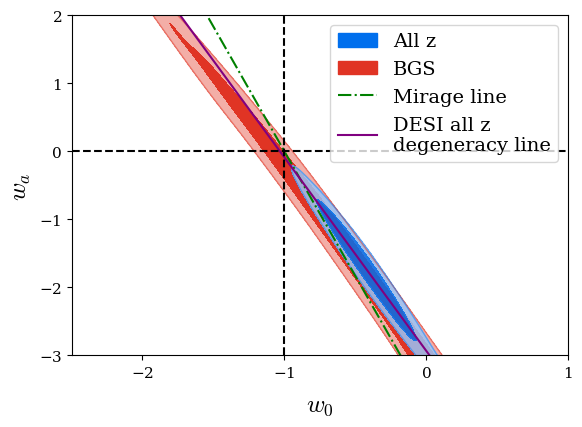
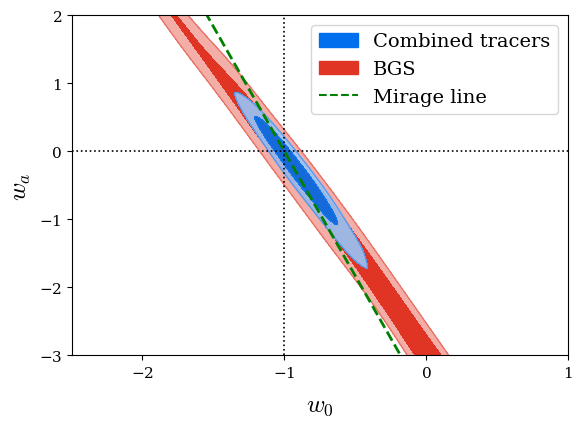
The notebook cell's code change between the first figure and the second:
--- before
+++ after
@@ -2,23 +2,23 @@
 # for i in range(len(gd_sample)):
     sample_toplot = [gd_sample[i], tot_sample_fake if fake_LCDM else tot_sample_DESI]
-    label_toplot = [labels[i], 'All z']
+    label_toplot = [labels[i], 'Combined tracers']
     gdplot = gdplt.get_single_plotter()
     gdplot.settings.axes_labelsize = 18
-    gdplot.plot_2d(sample_toplot, varNames[2], varNames[3], filled=True, contour_lws=2)
+    gdplot.plot_2d(sample_toplot, varNames[2], varNames[3], filled=True, contour_lws=2, alphas=[1, 0.9])
 
     ax = plt.gca()
     x_line = np.linspace(-3, 1, 10)
     y_line = -3.66 * (x_line + 1)
-    ax.plot(x_line, y_line, ls='-.', color='g')
+    ax.plot(x_line, y_line, ls='--', color='g', lw=2)
 
-    x_line = np.linspace(-3, 1, 10)
-    y_line = -2.97 * (x_line + 1)
-    y_line = -2.84 * x_line - 2.93
-    ax.plot(x_line, y_line, ls='-', color='purple')
+    # x_line = np.linspace(-3, 1, 10)
+    # y_line = -2.97 * (x_line + 1)
+    # y_line = -2.84 * x_line - 2.93
+    # ax.plot(x_line, y_line, ls='-', color='purple')
 
     ax.set_xlim(-2.5, 1)
     ax.set_ylim(-3, 2)
-    ax.axhline(0, ls='--', color='k')
-    ax.axvline(-1, ls='--', color='k')
+    ax.axhline(0, ls=':', color='k', lw=1.2)
+    ax.axvline(-1, ls=':', color='k', lw=1.2)
 
     colors = gdplot.settings.solid_colors
@@ -26,8 +26,8 @@
     h1 = mpatches.Patch(color=colors[0], label=label_toplot[1])
     h2 = mpatches.Patch(color=colors[1], label=label_toplot[0])
-    h3 = mlines.Line2D([], [], color='g', ls='-.', label='Mirage line')
+    h3 = mlines.Line2D([], [], color='g', ls='--', label='Mirage line')
     # h4 = mlines.Line2D([], [], color='purple', ls=':', label='Best fit line \n' + r'(passing by $\Lambda \mathrm{CDM}$)')
-    h4 = mlines.Line2D([], [], color='purple', ls='-', label='DESI all z\ndegeneracy line')
-    ax.legend(handles=[h1, h2, h3, h4], loc='upper right')
+    # h4 = mlines.Line2D([], [], color='purple', ls='-', label='DESI all z\ndegeneracy line')
+    ax.legend(handles=[h1, h2, h3], loc='upper right')
     # ax.legend(handles=[h1, h2, h3, h4], loc='lower left')
 
@@ -39,7 +39,9 @@
     # plt.axvline(-1, ls='--', color='k')
 
+
     if Save_fig: 
+        path_to_fig = r'C:\EPFL\MA4\code\PDM2026\figures'
         if fake_LCDM:
-            gdplot.export(f'earlyCMB+BAO_z{i+1}_fake_LCDM.png', r'..\figures\fake_data\w_wa_individual\early_CMB')
+            gdplot.export(f'earlyCMB_z{i+1}_LCDM.png', path_to_fig + r'\fake_data\w_wa_individual\early_CMB', dpi=300)
         else:
-            gdplot.export(f'earlyCMB+BAO_z{i+1}.png', r'..\figures\DESI_data\w_wa_individual\early_CMB')
+            gdplot.export(f'earlyCMB_z{i+1}.png', path_to_fig + r'\DESI_data\w_wa_individual\early_CMB', dpi=300)

Commit: Added tests for FishLSS code